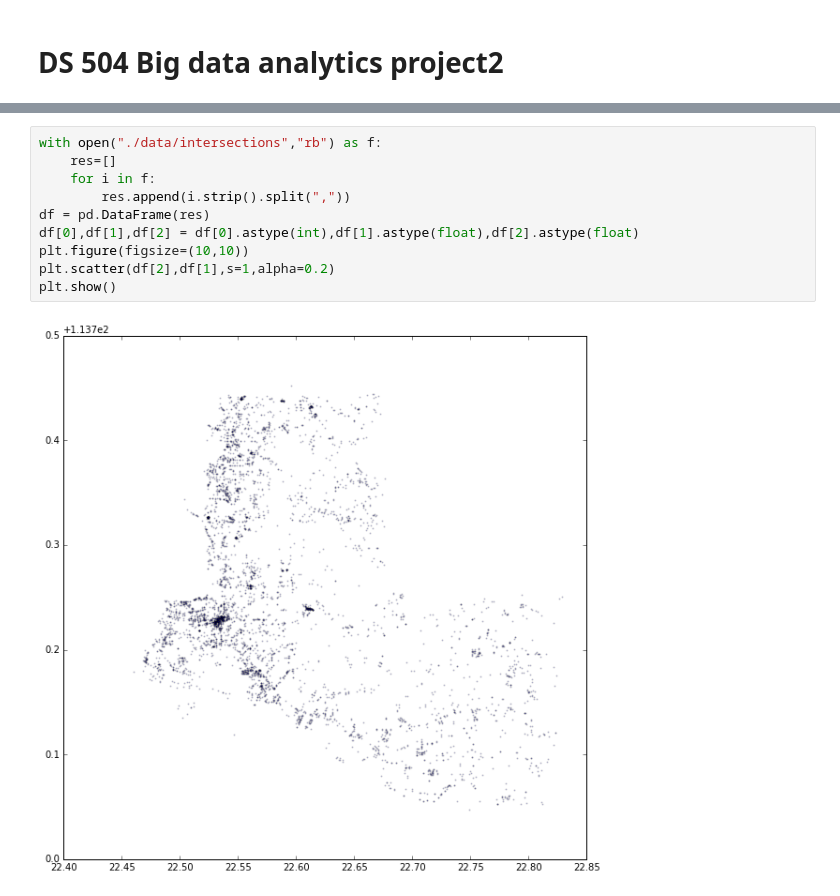
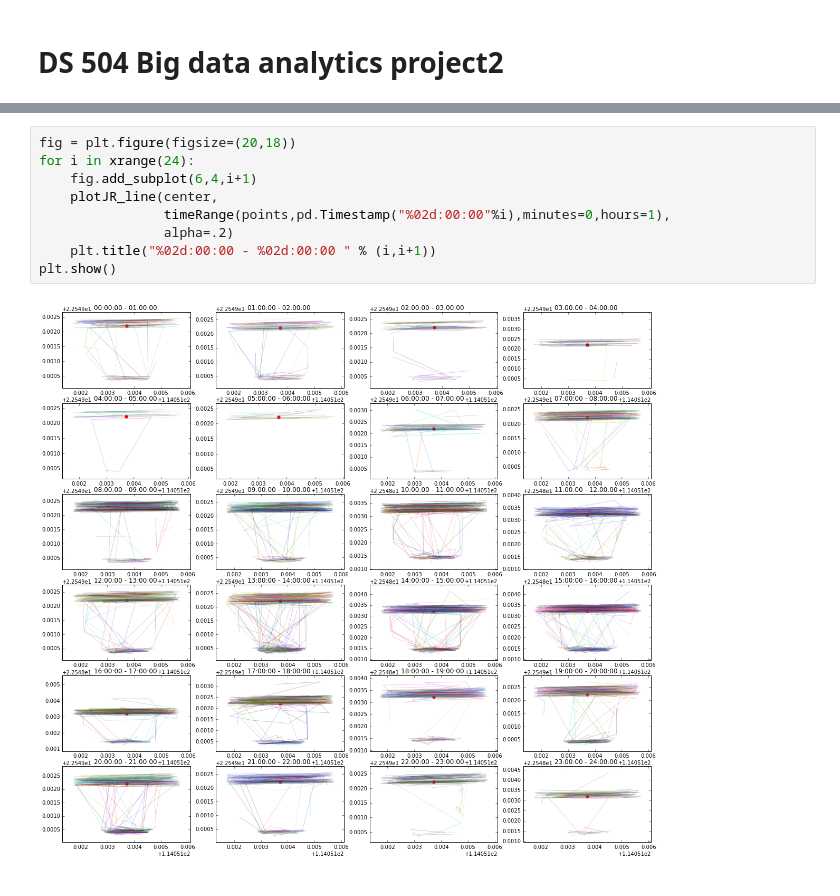
Before and after one commit to 1nfo/TLRI, a Jupyter notebook: Inferring.ipynb, the cells around one changed output, grey strips where cells are left out. Saved outputs shown, nothing was run; the diff lists cells and outputs as text.

```diff
--- a/Inferring.ipynb
+++ b/Inferring.ipynb
@@ -64,12 +83,11 @@ points.sort_values(by=[1])
-# %%
-with open("./data/intersections","rb") as f:
-    res=[]
-    for i in f:
-        res.append(i.strip().split(","))
-df = pd.DataFrame(res)
-df[0],df[1],df[2] = df[0].astype(int),df[1].astype(float),df[2].astype(float)
-plt.figure(figsize=(10,10))
-plt.scatter(df[2],df[1],s=1,alpha=0.2)
-plt.show()
-# %% [output]
-[figure, removed]
+# %%
+fig = plt.figure(figsize=(20,18))
+for i in xrange(24):
+    fig.add_subplot(6,4,i+1)
+    plotJR_line(center,
+                timeRange(points,pd.Timestamp("%02d:00:00"%i),minutes=0,hours=1),
+                alpha=.2)
+    plt.title("%02d:00:00 - %02d:00:00 " % (i,i+1))
+plt.show()
+# %% [output]
+[figure, added]
```
Also changed, not shown: parts of 5 cells of this notebook, 4 other files.
